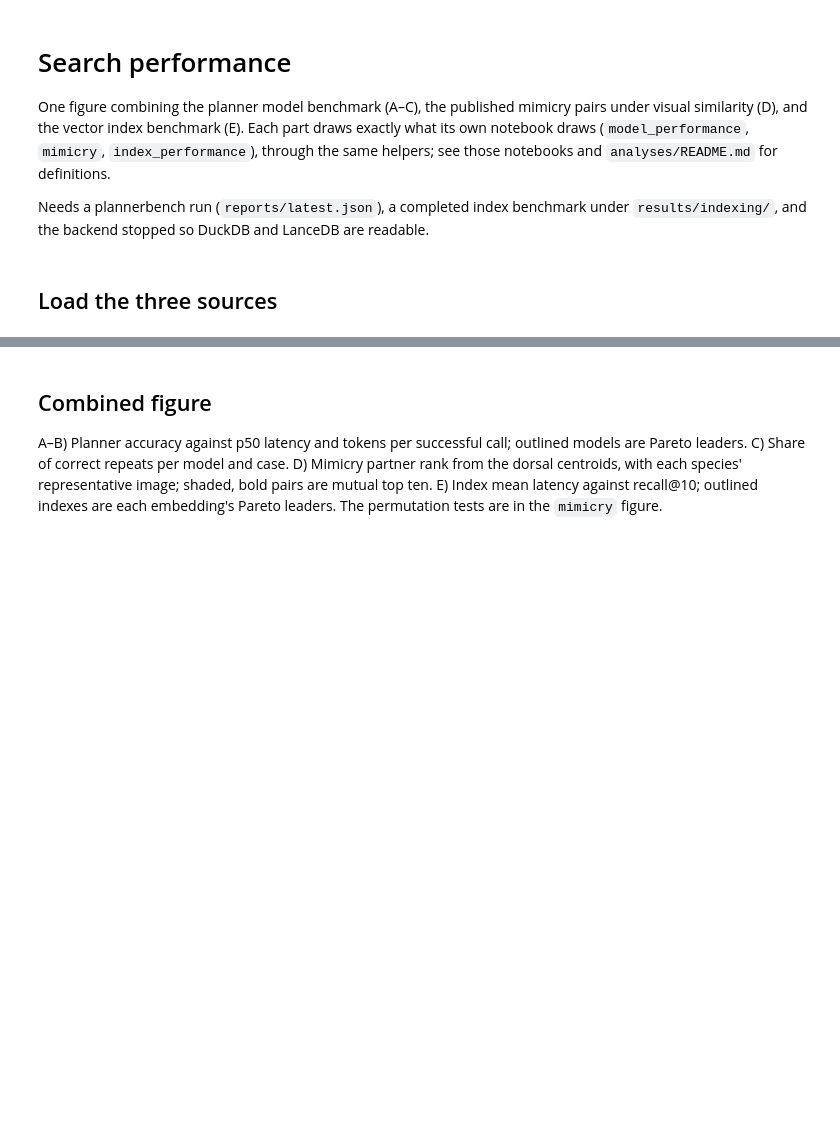
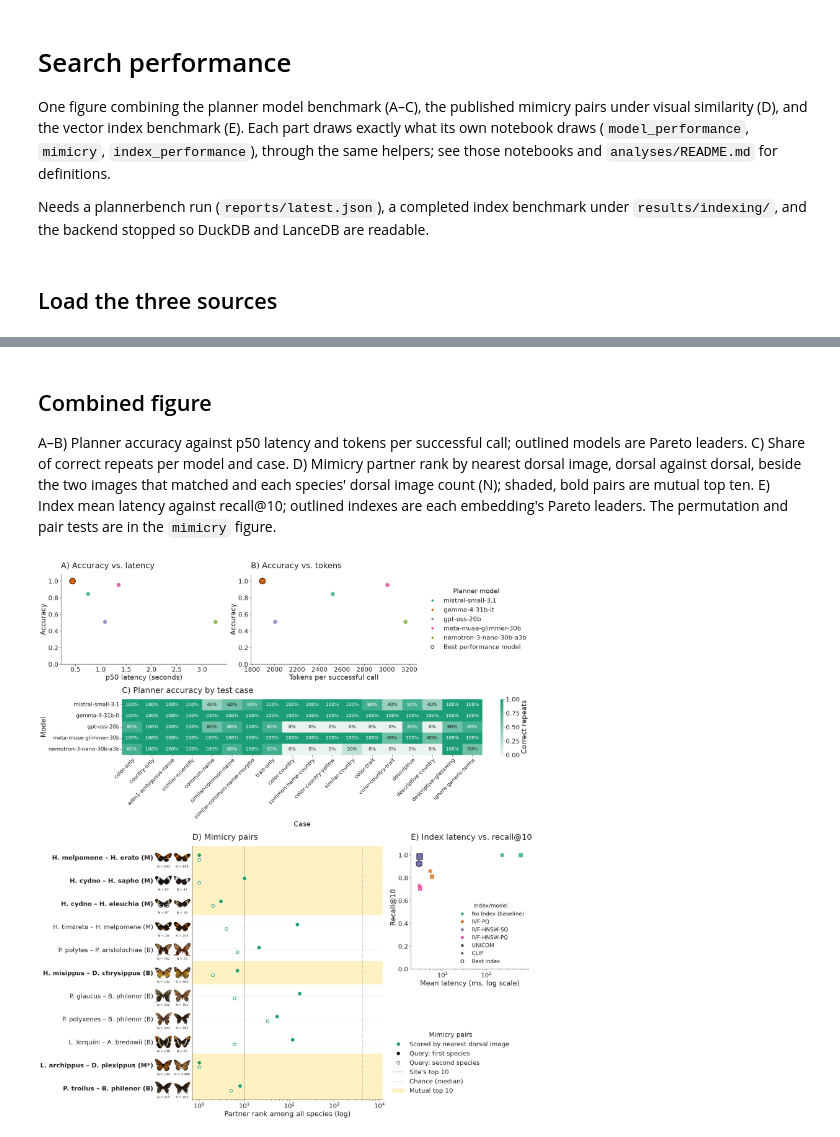
Before and after one commit to BioVisionLab/BioCosmos, a Jupyter notebook: analyses/notebooks/search_performance.ipynb, the cells around one changed output, grey strips where cells are left out. Saved outputs shown, nothing was run; the diff lists cells and outputs as text; code cells hidden in the pictures; blank space fills up the shorter version.

Commit message:
Change mimicry test to nearest dorsal image.

```diff
--- a/analyses/notebooks/search_performance.ipynb
+++ b/analyses/notebooks/search_performance.ipynb
@@ -53,9 +63,9 @@ print(f"Benchmark source: {benchmark.attrs['source_run']}")
 
 A–B) Planner accuracy against p50 latency and tokens per successful call; outlined models
 are Pareto leaders. C) Share of correct repeats per model and case. D) Mimicry partner rank
-from the dorsal centroids, with each species' representative image; shaded,
-bold pairs are mutual top ten. E) Index mean latency against recall@10; outlined indexes
-are each embedding's Pareto leaders. The permutation tests are in the `mimicry` figure.
+by nearest dorsal image, dorsal against dorsal, beside the two images that matched and each
+species' dorsal image count (N); shaded, bold pairs are mutual top ten. E) Index mean latency against recall@10; outlined indexes
+are each embedding's Pareto leaders. The permutation and pair tests are in the `mimicry` figure.
 # %%
 # Larger text than the standalone figures: this one is printed at the same page width
 # with more panels, so each must stay legible when reduced.
@@ -122,31 +132,33 @@ with plt.rc_context(COMBINED_STYLE):
     pairs_legend = legend_ax.legend(
         handles=handles,
         title="Mimicry pairs",
         loc="lower left",
         bbox_to_anchor=(1.02, 0),
         bbox_transform=ax_pairs.transAxes,
         frameon=False,
     )
     pairs_legend.set_in_layout(False)
     index_panel(ax_index, benchmark, legend_fontsize=17, marker_scale=2.5)
     ax_index.set_ylim(0, 1.08)
     ax_index.margins(x=0.08)
     ax_index.set_title("E) Index latency vs. recall@10", loc="left")
 
     export_figure(
         fig,
         settings,
         "search_performance",
         {
             "planner_quality_cost": planner.trade_off_data(run),
             "planner_per_case": planner.per_case_data(run),
             **{
                 f"mimicry_{name}": frame
                 for name, frame in results.exports().items()
-                if name != "permutations"
+                if name in mimicry.PANEL_EXPORTS
             },
             "index_measurements": benchmark,
         },
     )
     plt.show()
 plt.close(fig)
+# %% [output]
+[figure, added]
```
Also changed, not shown: parts of 1 cell of this notebook, 4 other files.
